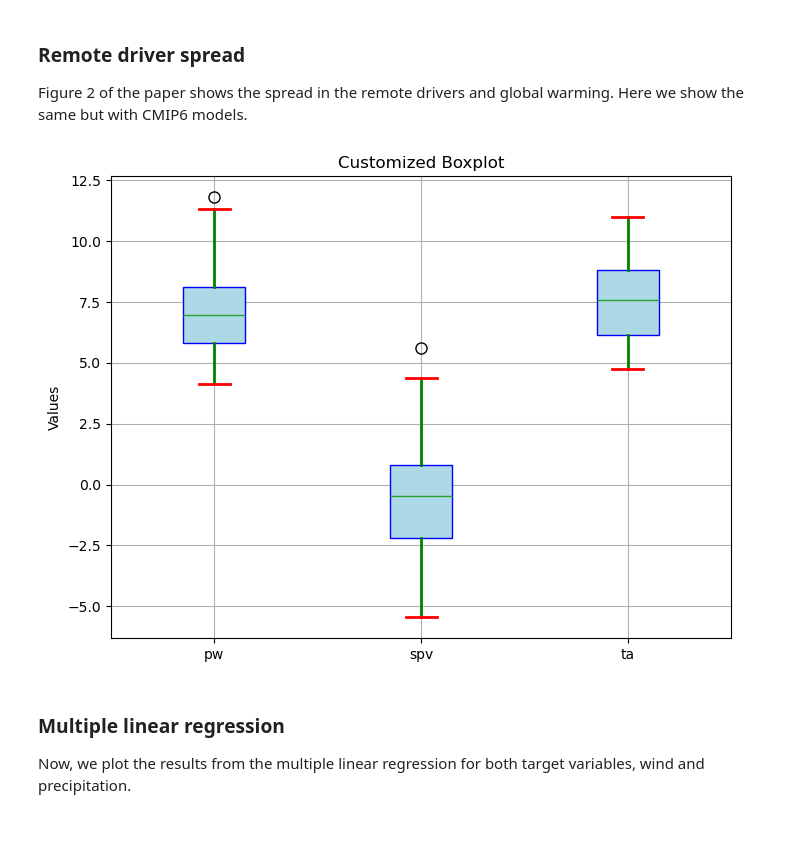
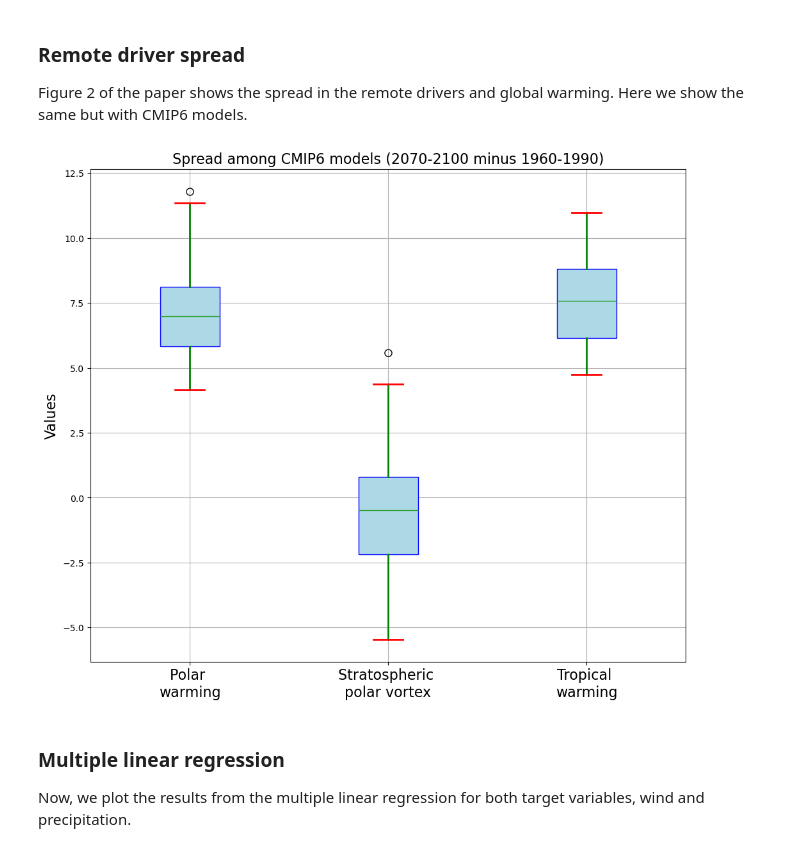
Before and after one commit to LIM-Climate-Causality/storypy, a Jupyter notebook: notebooks/zappa_and_shepherd_notebook.ipynb, the cells around one changed output. Drawn from its saved outputs; the diff is of its cells as text; code cells hidden in the pictures.

```diff
--- a/notebooks/zappa_and_shepherd_notebook.ipynb
+++ b/notebooks/zappa_and_shepherd_notebook.ipynb
@@ -36,23 +37,28 @@ st.plot_uncertainty("pr")
 
 Figure 2 of the paper shows the spread in the remote drivers and global warming. Here we show the same but with CMIP6 models.
 # %%
+import matplotlib.pyplot as plt
 ### Plot boxplot of Global Warming, Tropical Warming, Polar Warming and Stratospheric Polar Vortex
 #rd_dict = st.remote_drivers(["spv","pw","ta"])
-rds = pd.read_csv("/climca/people/jmindlin/esmvaltool_output/zappa_shepherd_CMIP6_20241204_165252/work/multiple_regression_indices/multiple_regresion/remote_drivers/drivers.csv", index_col=0)
+rds = pd.read_csv("/climca/people/ralawode/esmvaltool_output/zappa_shepherd_CMIP6_20250115_193953/work/storyline_analysis/remote_drivers/remote_drivers/drivers.csv", index_col=0)
 models = rds.index.tolist()
 # Enhanced boxplot with customizations
-plt.figure(figsize=(8, 6))
-rds.boxplot(patch_artist=True,
-           boxprops=dict(facecolor='lightblue', color='blue'),
-           whiskerprops=dict(color='green', linewidth=2),
-           capprops=dict(color='red', linewidth=2),
-           flierprops=dict(marker='o', color='black', markersize=8))
+fig, ax = plt.subplots(figsize=(12, 10))
+rds.boxplot(ax=ax,
+            patch_artist=True,
+            boxprops=dict(facecolor='lightblue', color='blue'),
+            whiskerprops=dict(color='green', linewidth=2),
+            capprops=dict(color='red', linewidth=2),
+            flierprops=dict(marker='o', color='black', markersize=8))
 
-plt.title('Customized Boxplot')
-plt.ylabel('Values')
+custom_labels = ['Polar \nwarming', 'Stratospheric \npolar vortex', 'Tropical \nwarming']
+ax.set_xticklabels(custom_labels, fontsize=16)
+
+ax.set_title('Spread among CMIP6 models (2070-2100 minus 1960-1990)', fontsize=16)
+ax.set_ylabel('Values',fontsize=16)
 plt.show()
 # %% [output]
-[figure, old version]
+[figure, new version]
 # %% [markdown]
 ### Multiple linear regression
 
```
Also changed, not shown: parts of 1 cell of this notebook, 20 other files.
